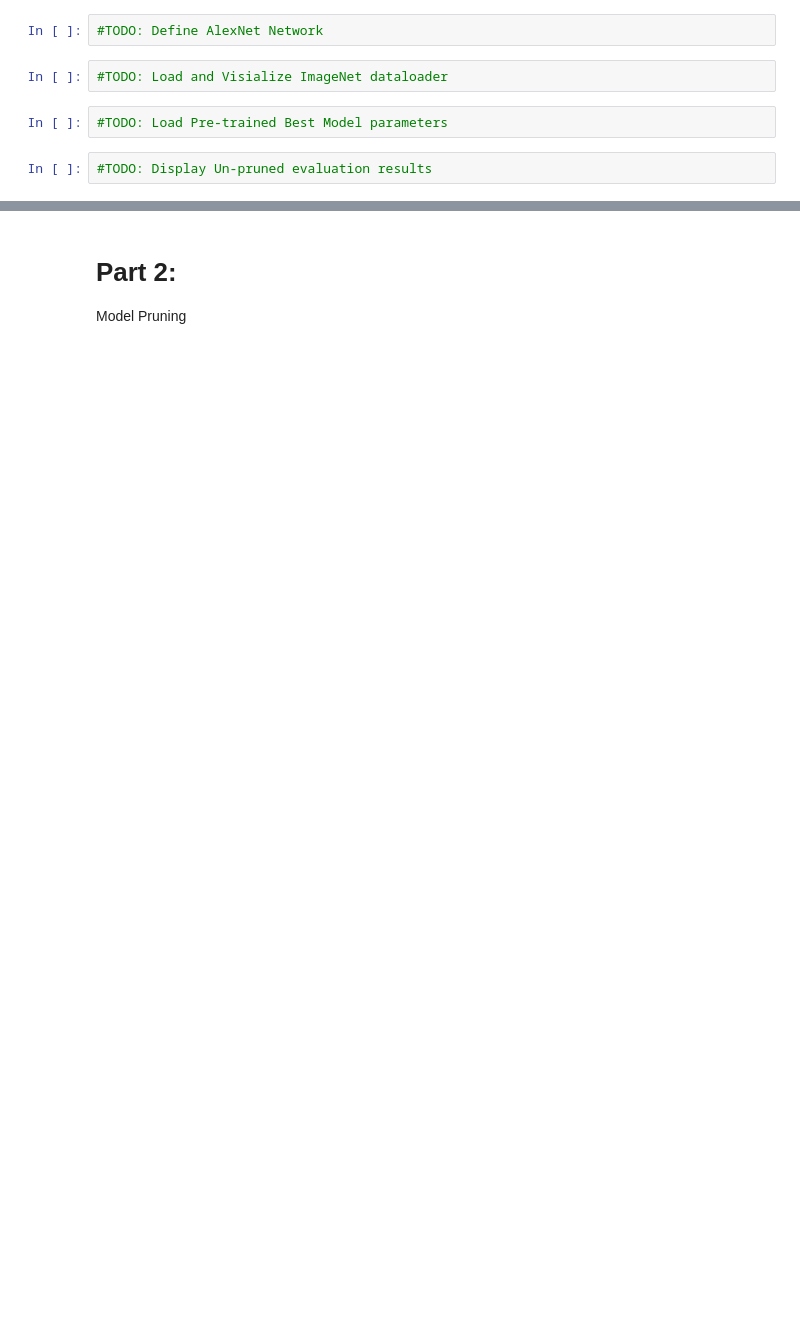
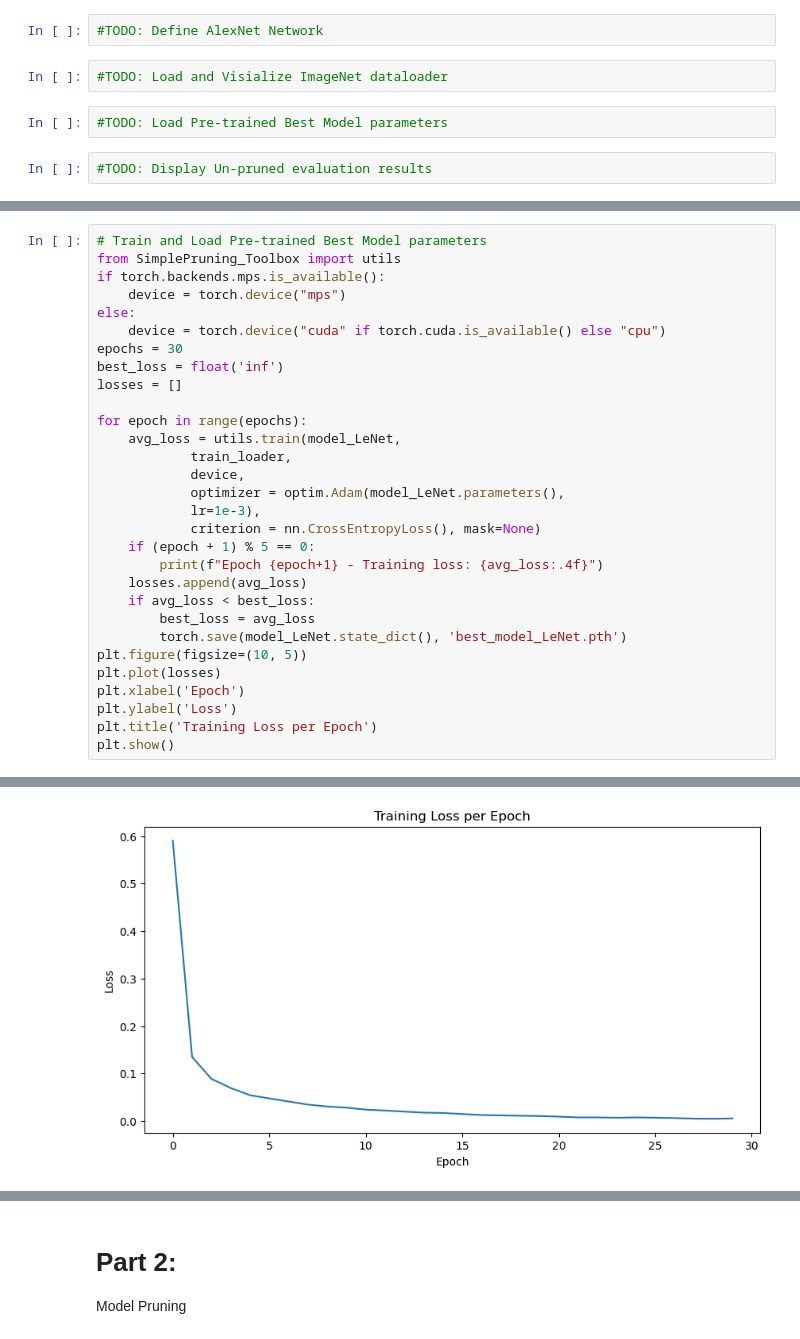
Before and after one commit to FFFROZEN090/EML_Pruning_ADMM, a Jupyter notebook: demo.ipynb, the cells around one changed output, grey strips where cells are left out. Drawn from its saved outputs; the diff is of its cells as text; blank space fills up the shorter version.

```diff
--- a/demo.ipynb
+++ b/demo.ipynb
@@ -22,0 +62,31 @@ MNIST dataset - LeNet-5
+# %%
+# Train and Load Pre-trained Best Model parameters
+from SimplePruning_Toolbox import utils
+if torch.backends.mps.is_available():
+    device = torch.device("mps")
+else:
+    device = torch.device("cuda" if torch.cuda.is_available() else "cpu")
+epochs = 30
+best_loss = float('inf')
+losses = []
+
+for epoch in range(epochs):
+    avg_loss = utils.train(model_LeNet,
+            train_loader,
+            device,
+            optimizer = optim.Adam(model_LeNet.parameters(),
+            lr=1e-3),
+            criterion = nn.CrossEntropyLoss(), mask=None)
+    if (epoch + 1) % 5 == 0:
+        print(f"Epoch {epoch+1} - Training loss: {avg_loss:.4f}")
+    losses.append(avg_loss)
+    if avg_loss < best_loss:
+        best_loss = avg_loss
+        torch.save(model_LeNet.state_dict(), 'best_model_LeNet.pth')
+plt.figure(figsize=(10, 5))
+plt.plot(losses)
+plt.xlabel('Epoch')
+plt.ylabel('Loss')
+plt.title('Training Loss per Epoch')
+plt.show()
+# %% [output]
@@ -22,0 +99 @@ MNIST dataset - LeNet-5
+[figure, added]
```
Also changed, not shown: parts of 20 cells of this notebook, 1 other file.
